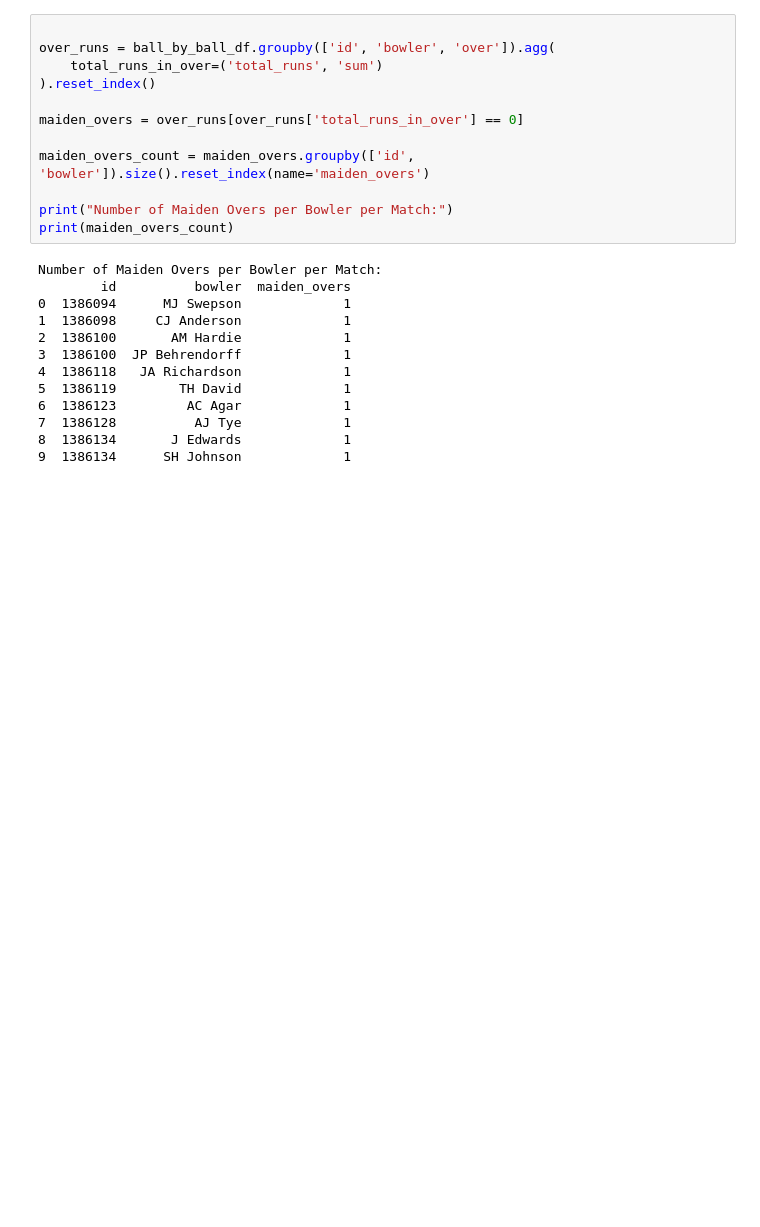
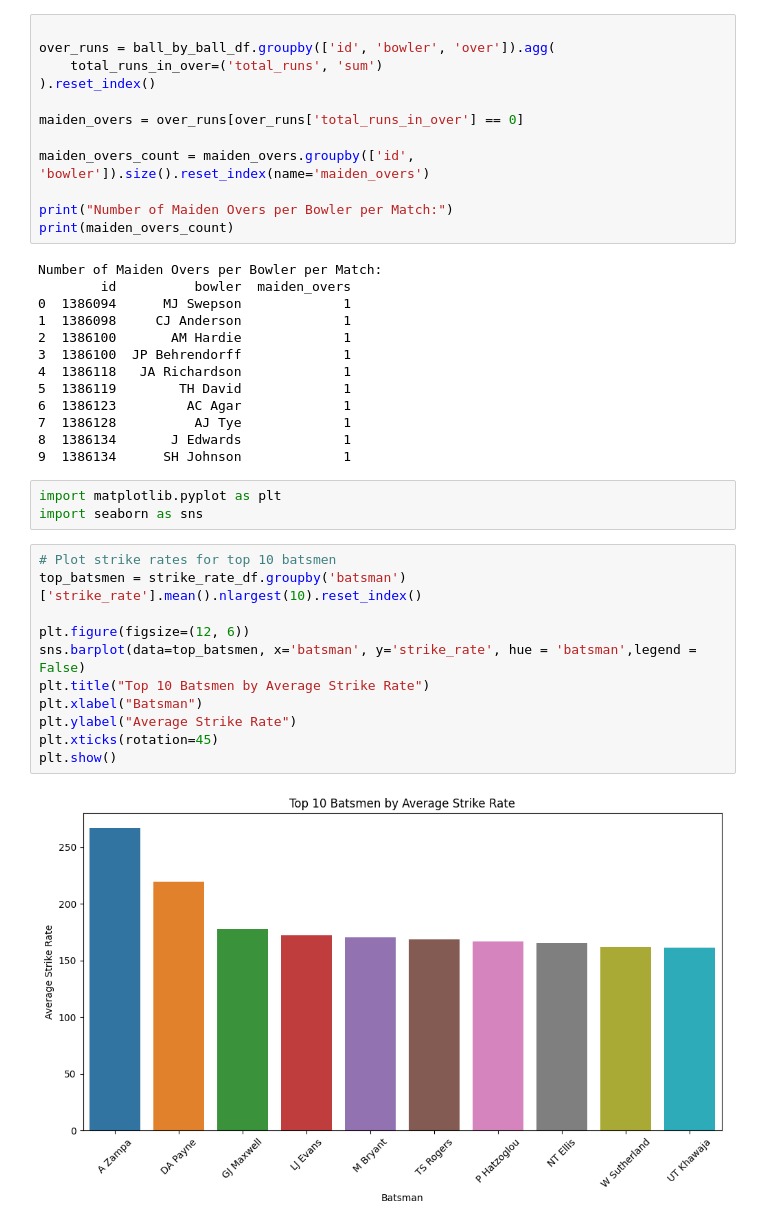
Before and after one commit to DivyamGupta12/dream11_task, a Jupyter notebook: EDA+model.ipynb, the cells around one changed output. Drawn from its saved outputs; the diff is of its cells as text; blank space fills up the shorter version.

```diff
--- a/EDA+model.ipynb
+++ b/EDA+model.ipynb
@@ -684,3 +684,19 @@ Number of Maiden Overs per Bowler per Match:
 7  1386128          AJ Tye             1
 8  1386134       J Edwards             1
 9  1386134      SH Johnson             1
+# %%
+import matplotlib.pyplot as plt
+import seaborn as sns
+# %%
+# Plot strike rates for top 10 batsmen
+top_batsmen = strike_rate_df.groupby('batsman')['strike_rate'].mean().nlargest(10).reset_index()
+
+plt.figure(figsize=(12, 6))
+sns.barplot(data=top_batsmen, x='batsman', y='strike_rate', hue = 'batsman',legend = False)
+plt.title("Top 10 Batsmen by Average Strike Rate")
+plt.xlabel("Batsman")
+plt.ylabel("Average Strike Rate")
+plt.xticks(rotation=45)
+plt.show()
+# %% [output]
+[figure, added]
```
Also changed, not shown: parts of 4 cells of this notebook.
